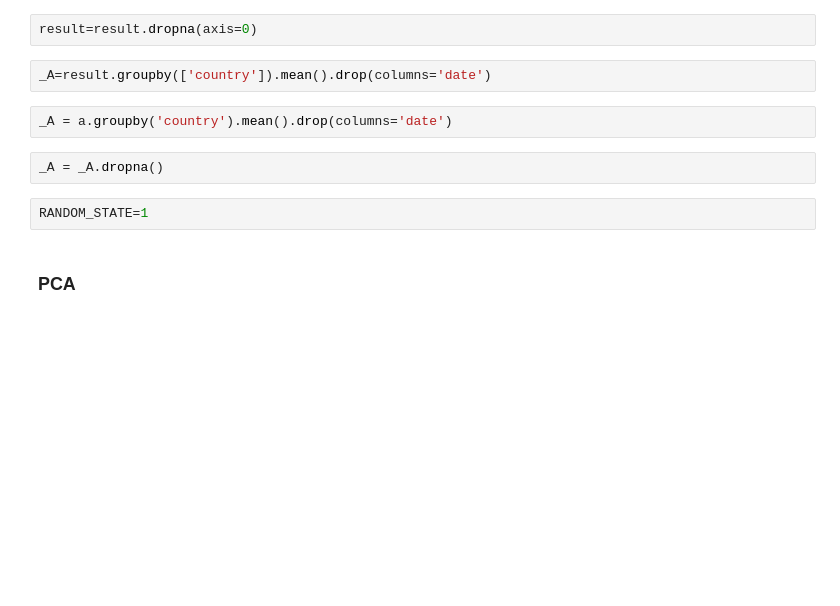
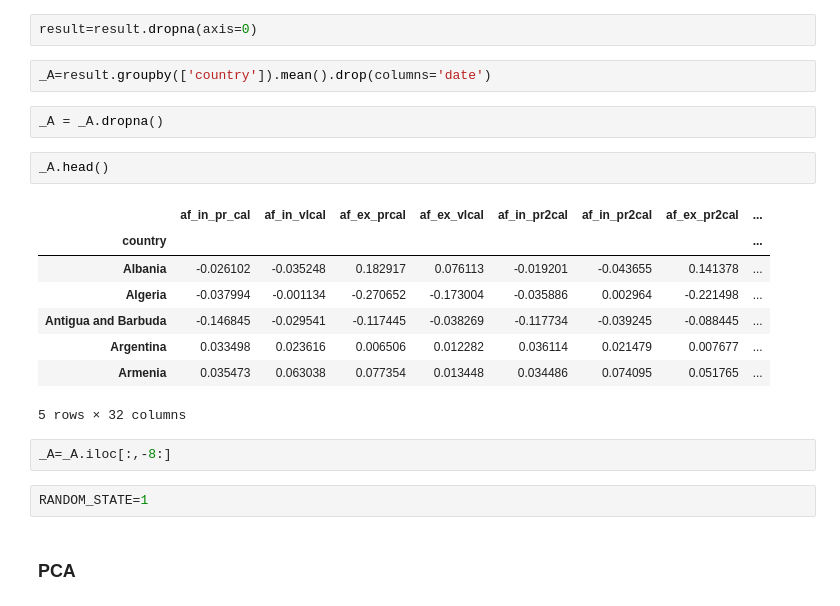
Before and after one commit to RogelioLozano/AOFFTN, a Jupyter notebook: Exploration_V2/PCA.ipynb, the cells around one changed output. Drawn from its saved outputs; the diff is of its cells as text; blank space fills up the shorter version.

```diff
--- a/Exploration_V2/PCA.ipynb
+++ b/Exploration_V2/PCA.ipynb
@@ -53,10 +53,21 @@ result=reduce(lambda df1,df2: df1.merge(df2,how='inner',on=['country','date']),a
 result=result.dropna(axis=0)
 # %%
 _A=result.groupby(['country']).mean().drop(columns='date')
-# %%
-_A = a.groupby('country').mean().drop(columns='date')
 # %%
 _A = _A.dropna()
+# %%
+_A.head()
+# %% [output]
+|  | af_in_pr_cal | af_in_vlcal | af_ex_prcal | af_ex_vlcal | af_in_pr2cal | af_in_pr2cal | af_ex_pr2cal | ... |
+| country |  |  |  |  |  |  |  | ... |
+| Albania | -0.026102 | -0.035248 | 0.182917 | 0.076113 | -0.019201 | -0.043655 | 0.141378 | ... |
+| Algeria | -0.037994 | -0.001134 | -0.270652 | -0.173004 | -0.035886 | 0.002964 | -0.221498 | ... |
+| Antigua and Barbuda | -0.146845 | -0.029541 | -0.117445 | -0.038269 | -0.117734 | -0.039245 | -0.088445 | ... |
+| Argentina | 0.033498 | 0.023616 | 0.006506 | 0.012282 | 0.036114 | 0.021479 | 0.007677 | ... |
+| Armenia | 0.035473 | 0.063038 | 0.077354 | 0.013448 | 0.034486 | 0.074095 | 0.051765 | ... |
+5 rows × 32 columns
+# %%
+_A=_A.iloc[:,-8:]
 # %%
 RANDOM_STATE=1
 # %% [markdown]
```
Also changed, not shown: parts of 12 cells of this notebook, 1 other file.
